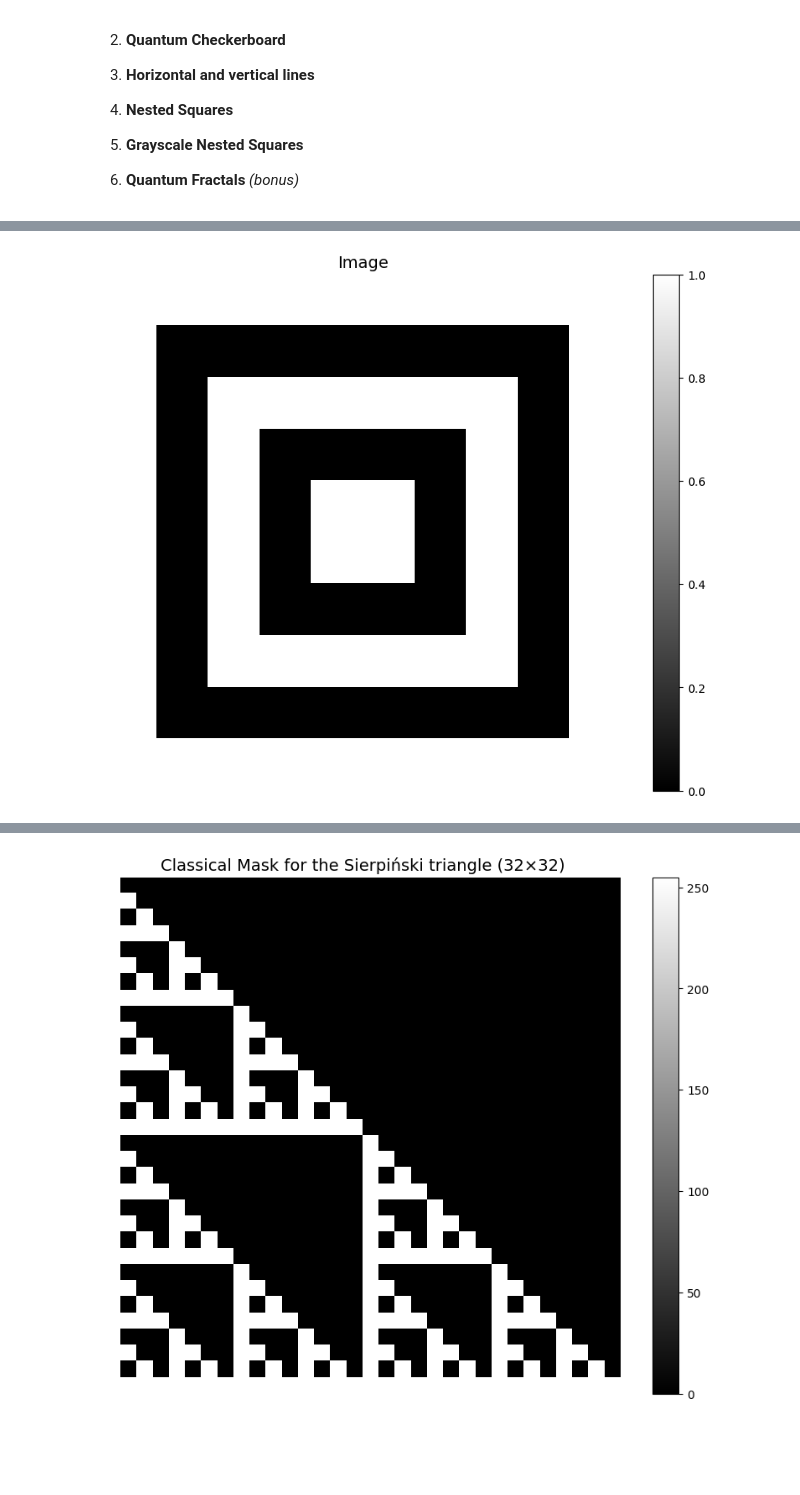
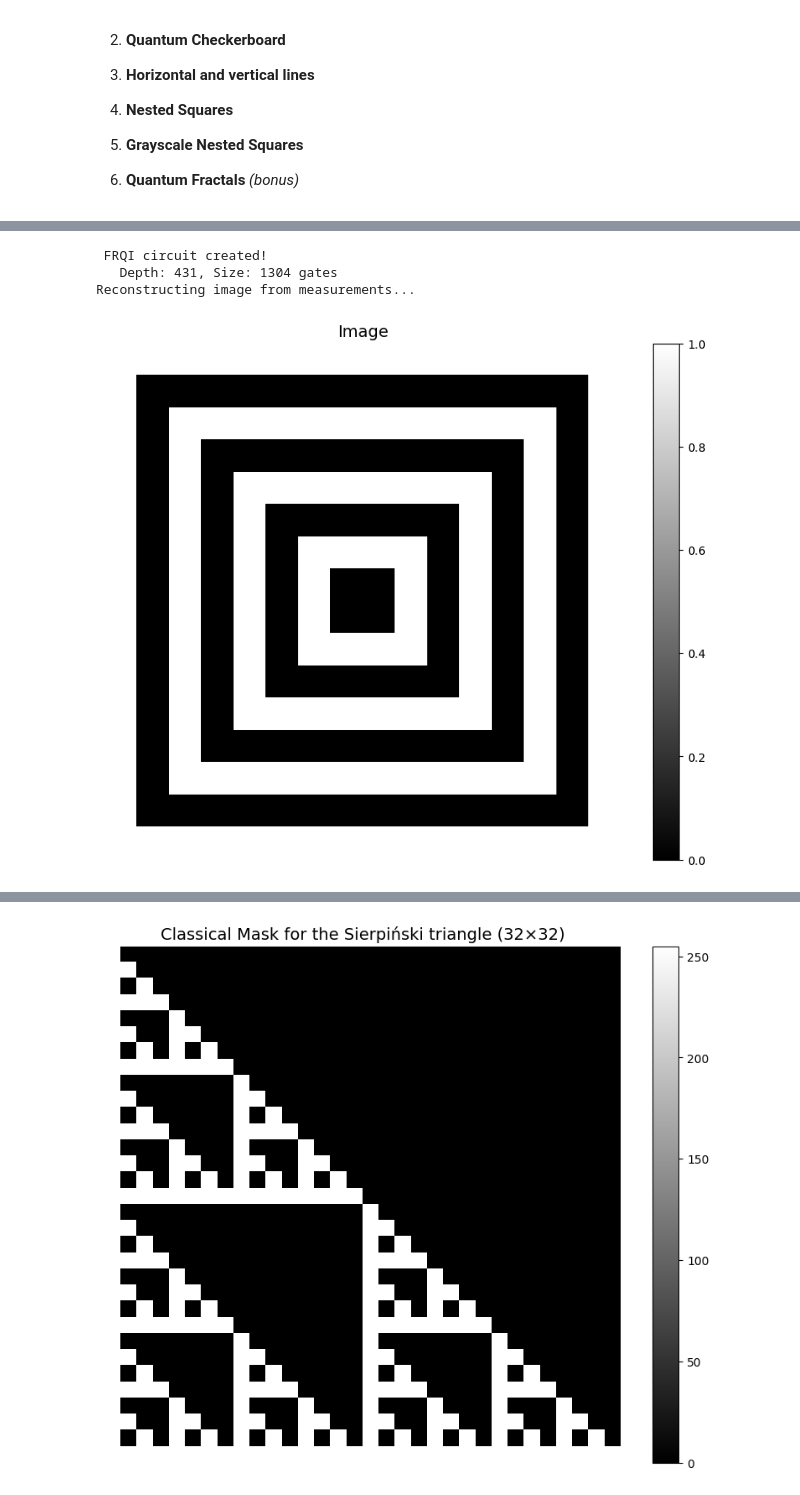
Before and after one commit to inking02/compile-moi-si-tu-peux, a Jupyter notebook: iqucodefest-2026-docs/side_quests/challenge_02_generative_quantum_art/frqi_pattern_generation_challenge_en.ipynb, the cells around one changed output, grey strips where cells are left out. Cells and saved outputs as stored; diff of their text form; code cells hidden in the pictures; blank space fills up the shorter version.

```diff
--- a/iqucodefest-2026-docs/side_quests/challenge_02_generative_quantum_art/frqi_pattern_generation_challenge_en.ipynb
+++ b/iqucodefest-2026-docs/side_quests/challenge_02_generative_quantum_art/frqi_pattern_generation_challenge_en.ipynb
@@ -207,34 +384,35 @@ Thus:
 
 ![Concentric rectangles](images/frqi_carre.png)
 # %%
-L1 = 10
-L2 = 10
+
+
+L1 = 16
+L2 = 16
 def layer(r,c,R,C):
     return min(r,c,R-1-r,C-1-c)
 
-qc  = QuantumCircuit(L1*L2)
+bits = np.zeros(L1*L2)
 for q in range(L1*L2):
     if layer(q//L1, q%L2, L1,L2)%2==0:
-        qc.x(q)
-
-qc.measure_all()
-qc.draw()
-
-sampler = AerSimulator(method="matrix_product_state")
-outcome_hex = list(
-    sampler.run([qc.decompose(reps=1)], shots=1)
-    .result()
-    .data(0)["counts"]
-    .keys()
-)[0]
-
-outcome_binary = format(int(outcome_hex, 16), f"0{L1*L2}b")
-bits = [b for b in outcome_binary]
+        bits[q] = 1
 
 bm = np.array(bits).reshape(L1,L2).astype(float)
-display_image(bm)
+
+square_circ, n_pos = encode_frqi_simple(bm)
+
+square_circ.measure_all()
+num_shots = (2**n_pos) * 50
+counts = utils_quantum.run_simulation(square_circ, shots=num_shots)
+
+# Reconstruct
+frqi_reconstructed = reconstruct_from_frqi(counts, n_pos, (L1,L2))
+
+display_image(frqi_reconstructed)
 # %% [output]
+ FRQI circuit created!
+   Depth: 431, Size: 1304 gates
+Reconstructing image from measurements...
-[figure, old version]
+[figure, new version]
 # %% [markdown]
 ## Pattern 6 - Grayscale Nested Squares
 
```
Also changed, not shown: parts of 6 cells of this notebook, 1 other file.
